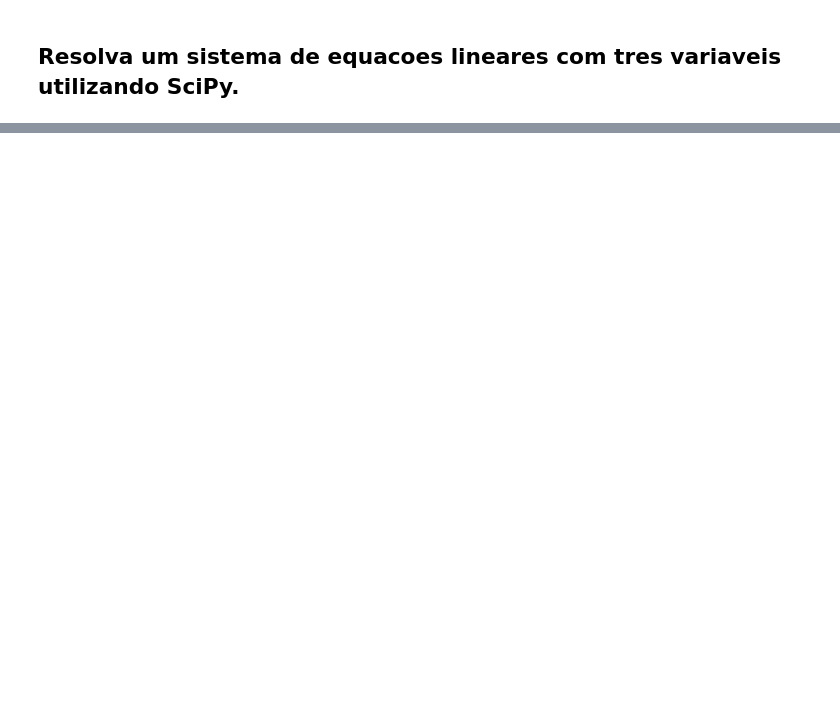
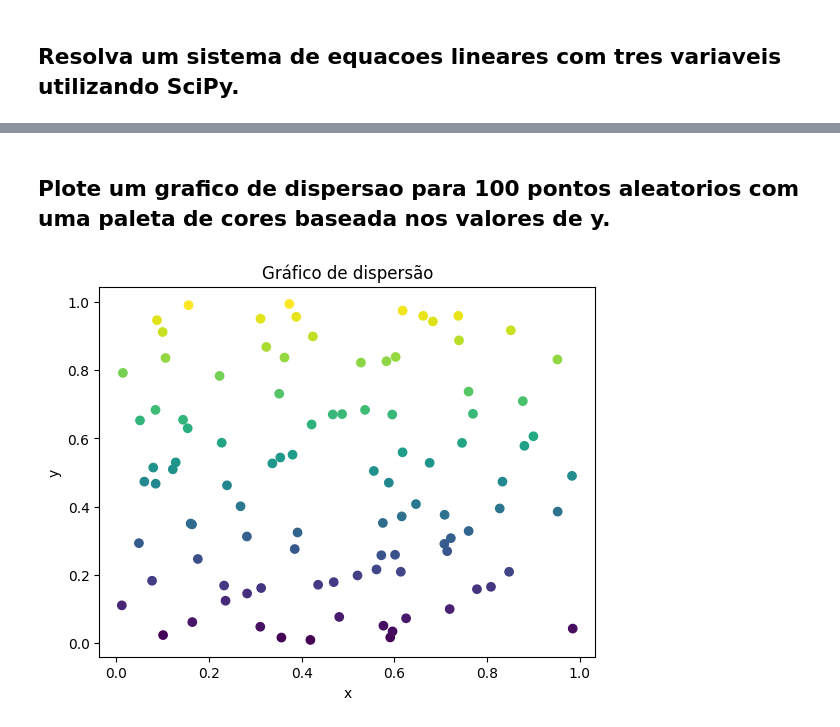
Before and after one commit to Ale-Araujo/Inteligencia_Artificial, a Jupyter notebook: Atividades de Data Science/Exercícios_Numpy___Scipy___Pandas___Matplotlib_Alexandre_Henrique_6°D__Manhã.ipynb, the cells around one changed output, grey strips where cells are left out. Drawn from its saved outputs; the diff is of its cells as text; code cells hidden in the pictures; blank space fills up the shorter version.

```diff
--- a/Atividades de Data Science/Exercícios_Numpy___Scipy___Pandas___Matplotlib_Alexandre_Henrique_6°D__Manhã.ipynb
+++ b/Atividades de Data Science/Exercícios_Numpy___Scipy___Pandas___Matplotlib_Alexandre_Henrique_6°D__Manhã.ipynb
@@ -1079,0 +1754,22 @@ print("Valor de z:", solucao[2])
+# %% [markdown]
+## Plote um grafico de dispersao para 100 pontos aleatorios com uma paleta de cores baseada nos valores de y.
+# %%
+import numpy as np
+import matplotlib.pyplot as plt
+
+# Geramos 100 valores aleatórios para x e y
+x = np.random.rand(100)
+y = np.random.rand(100)
+
+# Criamos o gráfico de dispersão utilizando os valores de y para definir as cores
+plt.scatter(x, y, c=y, cmap="viridis")
+
+# Adicionamos o título e os nomes dos eixos
+plt.title("Gráfico de dispersão")
+plt.xlabel("x")
+plt.ylabel("y")
+
+# Exibimos o gráfico
+plt.show()
+# %% [output]
+[figure, added]
```
Also changed, not shown: parts of 106 cells of this notebook.
